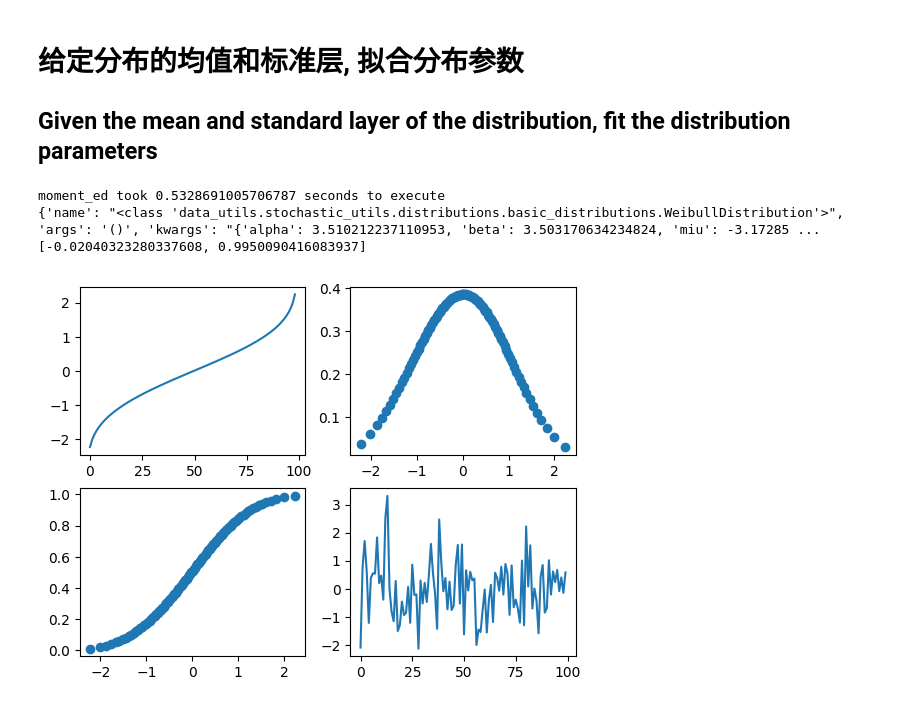
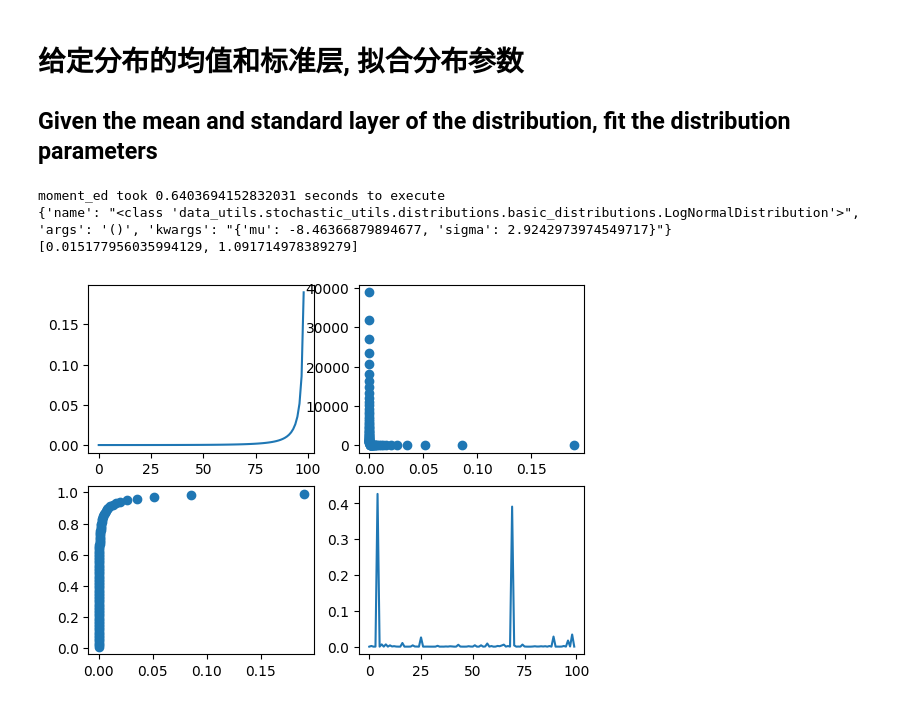
Before and after one commit to Sy-Sang/data_utils, a Jupyter notebook: data_utils/stochastic_utils/distributions/README.ipynb, the cells around one changed output. Saved outputs shown, nothing was run; the diff lists cells and outputs as text; code cells hidden in the pictures.

```diff
--- a/data_utils/stochastic_utils/distributions/README.ipynb
+++ b/data_utils/stochastic_utils/distributions/README.ipynb
@@ -88,17 +88,17 @@ pyplot.show()
 # 给定分布的均值和标准层, 拟合分布参数
 ## Given the mean and standard layer of the distribution, fit the distribution parameters
 # %%
-lnd, moments, _ = moment_ed({"mean":0, "std":1}, WeibullDistribution, timer=True, epoch=5000)
+lnd, moments = moment_ed({"mean":0, "std":1}, LogNormalDistribution, timer=True, epoch=5000)
 print(lnd)
 print(moments)
 fig, axs = pyplot.subplots(2,2)
 axs[0][0].plot(lnd.ppf().y)
 axs[0][1].scatter(x = lnd.pdf().x, y = lnd.pdf().y)
 axs[1][0].scatter(x = lnd.cdf().x, y = lnd.cdf().y)
 axs[1][1].plot(lnd.rvf(100))
 pyplot.show()
 # %% [output]
-moment_ed took 0.5328691005706787 seconds to execute
-{'name': "<class 'data_utils.stochastic_utils.distributions.basic_distributions.WeibullDistribution'>", 'args': '()', 'kwargs': "{'alpha': 3.510212237110953, 'beta': 3.503170634234824, 'miu': -3.17285 ...
-[-0.02040323280337608, 0.9950090416083937]
+moment_ed took 0.6403694152832031 seconds to execute
+{'name': "<class 'data_utils.stochastic_utils.distributions.basic_distributions.LogNormalDistribution'>", 'args': '()', 'kwargs': "{'mu': -8.46366879894677, 'sigma': 2.9242973974549717}"}
+[0.015177956035994129, 1.091714978389279]
-[figure, old version]
+[figure, new version]
```
Also changed, not shown: parts of 4 cells of this notebook, 7 other files.
